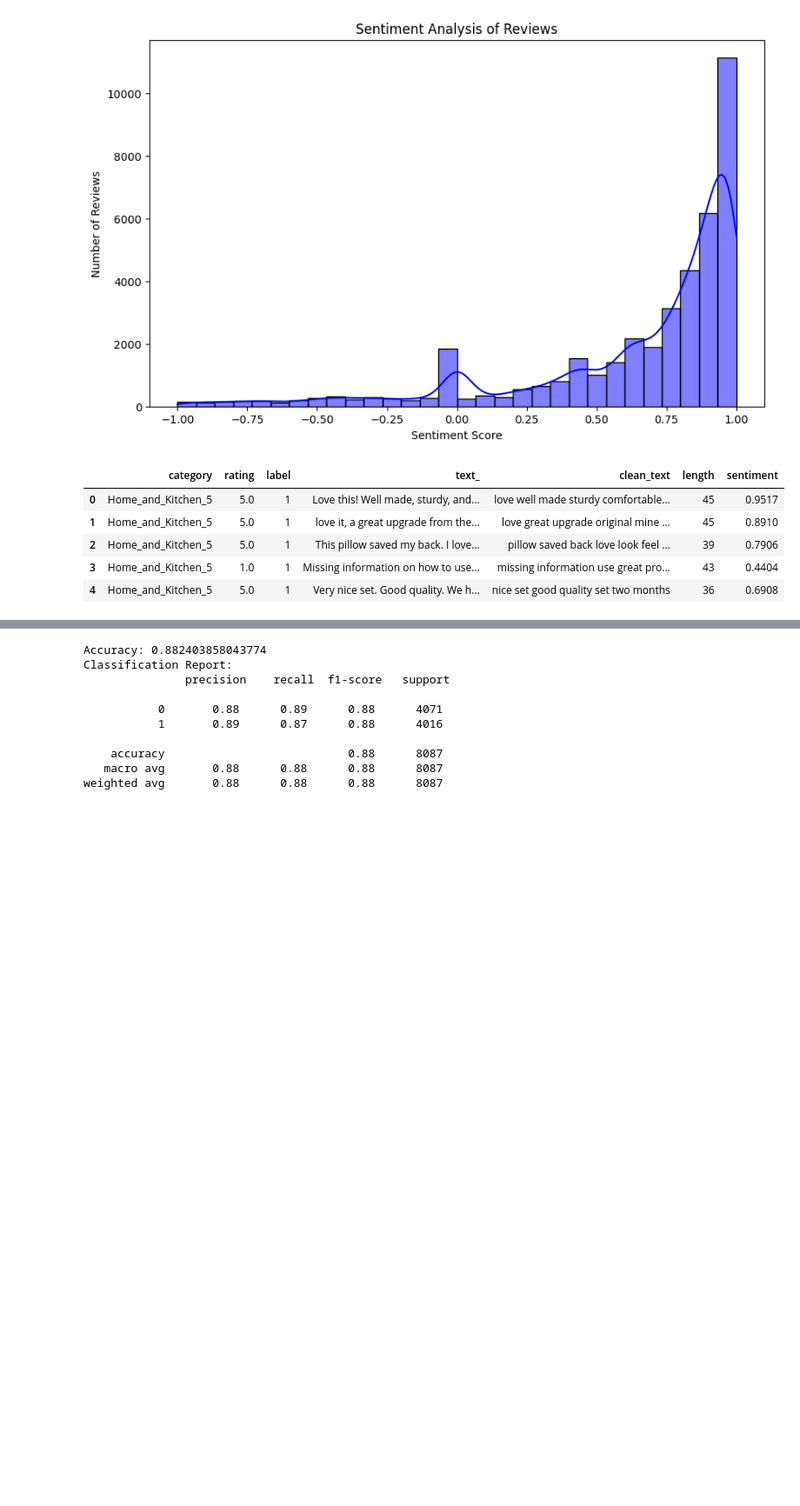
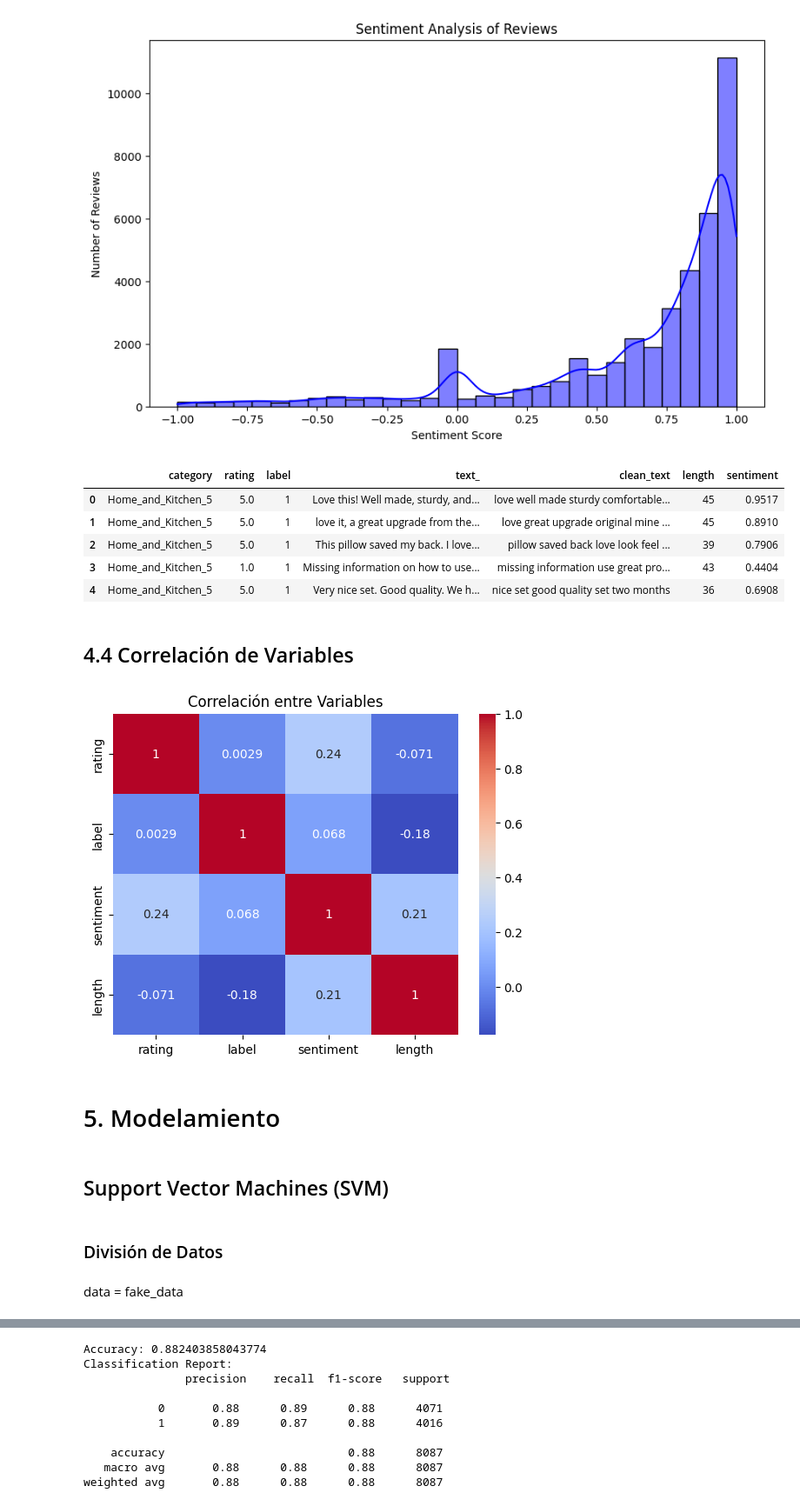
Before and after one commit to MarlonLLaguento/CC219-TP-TF-2024-1--CC92, a Jupyter notebook: code/TF_Aplica_Data.ipynb, the cells around one changed output, grey strips where cells are left out. Shown: that part at 87% size. Cells and saved outputs as stored; diff of their text form; code cells hidden in the pictures; blank space fills up the shorter version.

```diff
--- a/code/TF_Aplica_Data.ipynb
+++ b/code/TF_Aplica_Data.ipynb
@@ -159,4 +241,23 @@ fake_data.head()
 | 2 | Home_and_Kitchen_5 | 5.0 | 1 | This pillow saved my back. I love... | pillow saved back love look feel ... | 39 | 0.7906 |
 | 3 | Home_and_Kitchen_5 | 1.0 | 1 | Missing information on how to use... | missing information use great pro... | 43 | 0.4404 |
 | 4 | Home_and_Kitchen_5 | 5.0 | 1 | Very nice set. Good quality. We h... | nice set good quality set two months | 36 | 0.6908 |
+# %% [markdown]
+## 4.4 Correlación de Variables
+# %%
+# Calcular y mostrar la matriz de correlación
+corr_matrix = fake_data[['rating', 'label', 'sentiment', 'length']].corr()
+sns.heatmap(corr_matrix, annot=True, cmap='coolwarm')
+plt.title('Correlación entre Variables')
+plt.show()
+# %% [output]
+[figure, added]
+# %% [markdown]
+# 5. Modelamiento
+# %% [markdown]
+## Support Vector Machines (SVM)
+# %% [markdown]
+### División de Datos
+# %% [markdown]
+
+data = fake_data
 # %%
```
Also changed, not shown: parts of 50 cells of this notebook, 1 other file.
